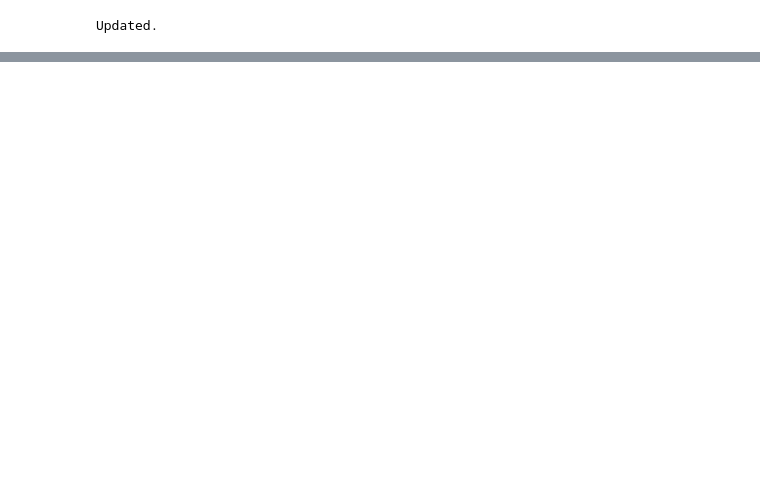
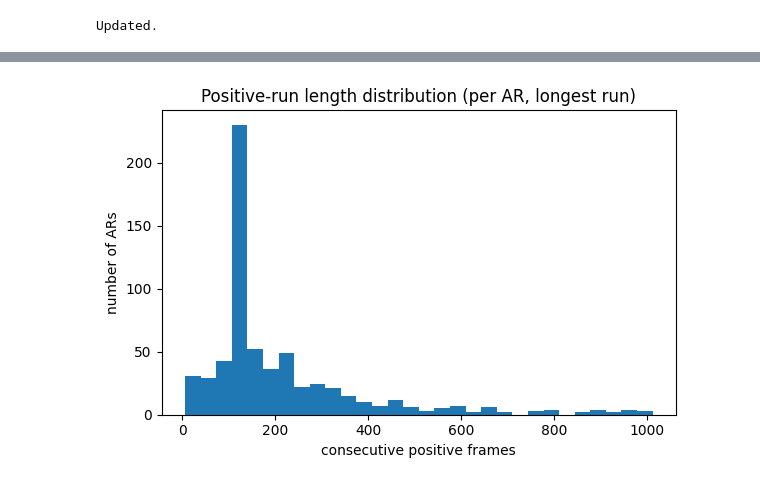
Before and after one commit to EsayasDS/Solar-flare-forecasting, a Jupyter notebook: solar-flare-forecasting.ipynb, the cells around one changed output, grey strips where cells are left out. Drawn from its saved outputs; the diff is of its cells as text; code cells hidden in the pictures; blank space fills up the shorter version.

Commit message:
Kaggle Notebook | Solar flare forecasting 2 | Version 7

```diff
--- a/solar-flare-forecasting.ipynb
+++ b/solar-flare-forecasting.ipynb
@@ -1313,19 +609,0 @@ F1:        0.6242
-# %%
-joblib.dump(platt, "/kaggle/working/svm_platt_calibrator.joblib")
-joblib.dump({"threshold": best_ens_thresh}, "/kaggle/working/ensemble_config.joblib")
-
-stage3_report = f"""
-STAGE 3 — SVM + CNN ENSEMBLE: FINAL RESULTS (LOCKED)
-======================================================
-Chosen threshold: {best_ens_thresh:.4f}
-TEST SET: TPR={ens_tpr:.4f} TNR={ens_tnr:.4f} TSS={ens_tss:.4f} HSS={ens_hss:.4f}
-
-COMPARISON (same n=19,008 test rows for CNN/Ensemble; SVM number is on its full 94,757-row test set)
-Stage 1 SVM:      TSS {svm_tss:.4f}
-Stage 2 CNN:      TSS {tss_tuned:.4f}
-Stage 3 Ensemble: TSS {ens_tss:.4f}
-STATUS: Stage 3 complete and locked.
-"""
-print(stage3_report)
-with open("/kaggle/working/stage3_final_report.txt", "w") as f:
-    f.write(stage3_report)
@@ -1342,0 +850,46 @@ STATUS: Stage 3 complete and locked.
+# %%
+# T5 — label run-length analysis per AR (0-runs and 1-runs, transitions, and where
+# positives sit relative to the end of the sequence)
+run_rows = []
+for a, b in zip(bounds[:-1], bounds[1:]):
+    lab = lab_arr[a:b].astype(int)
+    t = ts_s[a:b]
+    n = len(lab)
+    change = np.flatnonzero(np.r_[True, lab[1:] != lab[:-1], True])
+    run_vals = lab[change[:-1]]; run_lens = np.diff(change)
+    pos_lens = run_lens[run_vals == 1]
+    trans_01 = int(((lab[:-1] == 0) & (lab[1:] == 1)).sum()) if n > 1 else 0
+    trans_10 = int(((lab[:-1] == 1) & (lab[1:] == 0)).sum()) if n > 1 else 0
+    has_pos = bool((lab == 1).any())
+    pos_idx = np.flatnonzero(lab == 1)
+    rec = dict(
+        AR_number=ar_ids[a], n_observations=n,
+        all_zero=bool((lab == 0).all()), has_positive=has_pos, has_both=has_pos and (lab == 0).any(),
+        n_pos_runs=int(len(pos_lens)), max_pos_run=int(pos_lens.max()) if len(pos_lens) else 0,
+        median_pos_run=float(np.median(pos_lens)) if len(pos_lens) else np.nan,
+        n_transitions_0to1=trans_01, n_transitions_1to0=trans_10, n_transitions_total=trans_01 + trans_10,
+        first_positive_timestamp=pd.Timestamp(t[pos_idx[0]], unit="s") if has_pos else pd.NaT,
+        last_positive_timestamp=pd.Timestamp(t[pos_idx[-1]], unit="s") if has_pos else pd.NaT,
+        hours_last_positive_to_seq_end=(t[-1] - t[pos_idx[-1]]) / 3600.0 if has_pos else np.nan,
+    )
+    run_rows.append(rec)
+ar_label_run_summary = pd.DataFrame(run_rows)
+
+n_all_zero = int(ar_label_run_summary["all_zero"].sum())
+n_has_pos  = int(ar_label_run_summary["has_positive"].sum())
+n_both     = int(ar_label_run_summary["has_both"].sum())
+print(f"ARs with only label 0:            {n_all_zero}")
+print(f"ARs with at least one label 1:    {n_has_pos}")
+print(f"ARs with both 0 and 1:            {n_both}")
+
+pos_only = ar_label_run_summary[ar_label_run_summary.has_positive]
+print("\nPositive-run length (consecutive positive frames within an AR), across ARs that have any:")
+print(pos_only["max_pos_run"].describe().round(2))
+print("\nHours between the LAST positive frame and the end of that AR's sequence:")
+print(pos_only["hours_last_positive_to_seq_end"].describe().round(2))
+
+plt.figure(figsize=(6,4))
+pos_only["max_pos_run"].plot(kind="hist", bins=30)
+plt.title("Positive-run length distribution (per AR, longest run)"); plt.xlabel("consecutive positive frames"); plt.ylabel("number of ARs")
+plt.tight_layout(); plt.show()
+# %% [output]
@@ -1342,0 +913 @@ STATUS: Stage 3 complete and locked.
+[figure, added]
```
Also changed, not shown: parts of 56 cells of this notebook.
